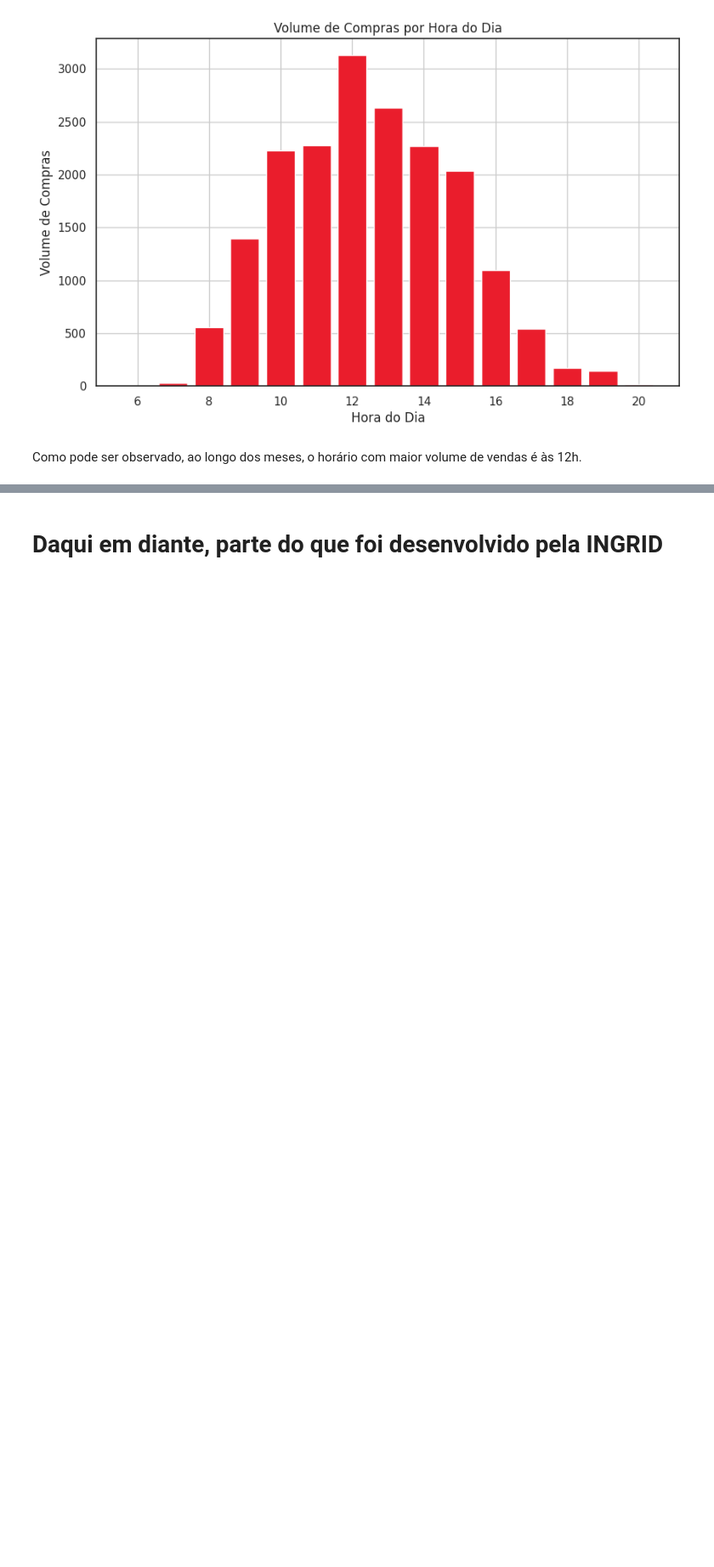
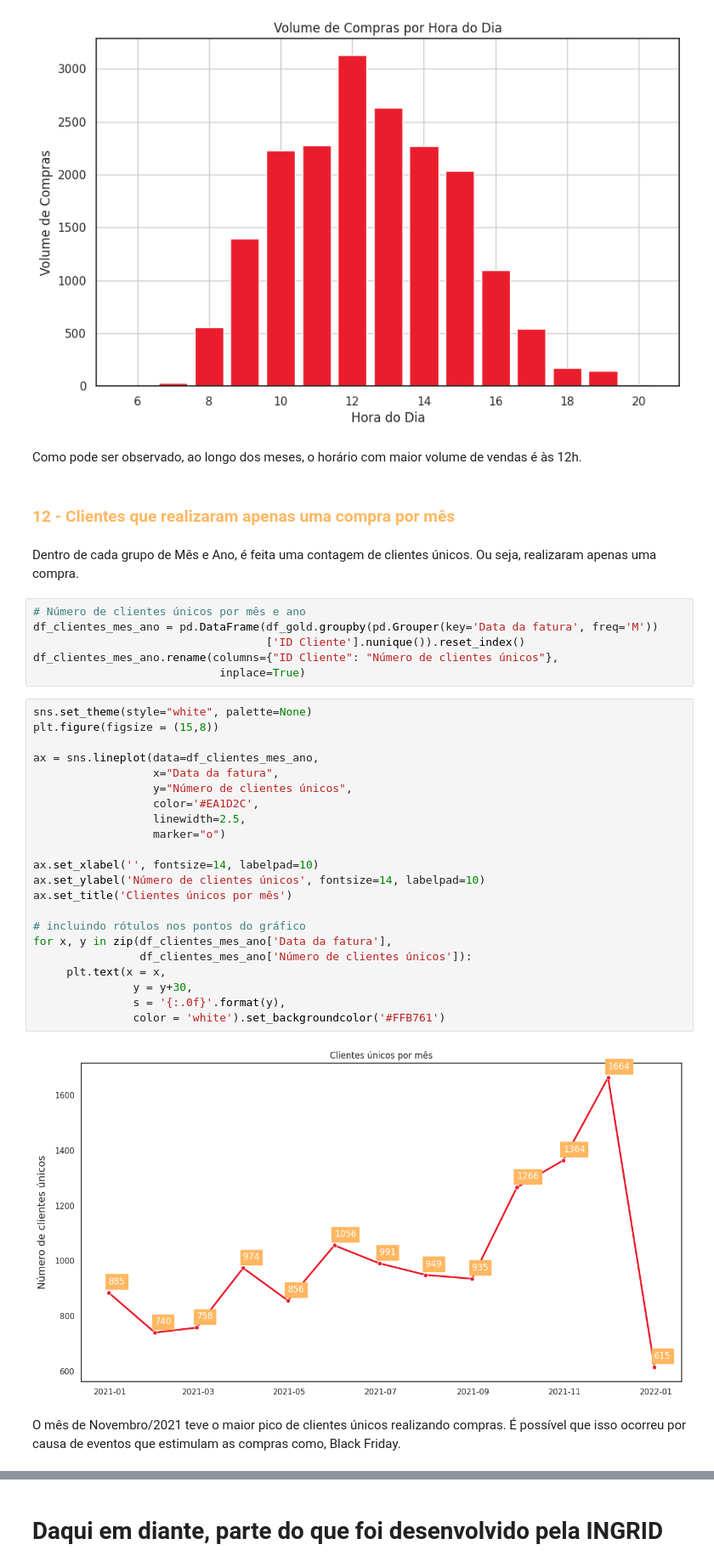
Before and after one commit to Isadoramesquitaa/Ada-Tech, a Jupyter notebook: Estatística/Projeto_Turma_1104.ipynb, the cells around one changed output, grey strips where cells are left out. Shown at 85% size. Cells and saved outputs as stored; diff of their text form; blank space fills up the shorter version.

```diff
--- a/Estatística/Projeto_Turma_1104.ipynb
+++ b/Estatística/Projeto_Turma_1104.ipynb
@@ -667,3 +668,40 @@ plt.show()
 [figure]
 # %% [markdown]
 Como pode ser observado, ao longo dos meses, o horário com maior volume de vendas é às 12h.
+# %% [markdown]
+### <font color="#FFB761"> 12 - Clientes que realizaram apenas uma compra por mês </font>
+# %% [markdown]
+Dentro de cada grupo de Mês e Ano, é feita uma contagem de clientes únicos. Ou seja, realizaram apenas uma compra.
+# %%
+# Número de clientes únicos por mês e ano
+df_clientes_mes_ano = pd.DataFrame(df_gold.groupby(pd.Grouper(key='Data da fatura', freq='M'))
+                                   ['ID Cliente'].nunique()).reset_index()
+df_clientes_mes_ano.rename(columns={"ID Cliente": "Número de clientes únicos"},
+                            inplace=True)
+# %%
+sns.set_theme(style="white", palette=None)
+plt.figure(figsize = (15,8))
+
+ax = sns.lineplot(data=df_clientes_mes_ano,
+                  x="Data da fatura",
+                  y="Número de clientes únicos",
+                  color='#EA1D2C',
+                  linewidth=2.5,
+                  marker="o")
+
+ax.set_xlabel('', fontsize=14, labelpad=10)
+ax.set_ylabel('Número de clientes únicos', fontsize=14, labelpad=10)
+ax.set_title('Clientes únicos por mês')
+
+# incluindo rótulos nos pontos do gráfico
+for x, y in zip(df_clientes_mes_ano['Data da fatura'],
+                df_clientes_mes_ano['Número de clientes únicos']):
+     plt.text(x = x,
+               y = y+30,
+               s = '{:.0f}'.format(y),
+               color = 'white').set_backgroundcolor('#FFB761')
+# %% [output]
+[figure, added]
+# %% [markdown]
+
+O mês de Novembro/2021 teve o maior pico de clientes únicos realizando compras. É possível que isso ocorreu por causa de eventos que estimulam as compras como, Black Friday.
```
Also changed, not shown: parts of 11 cells of this notebook.
